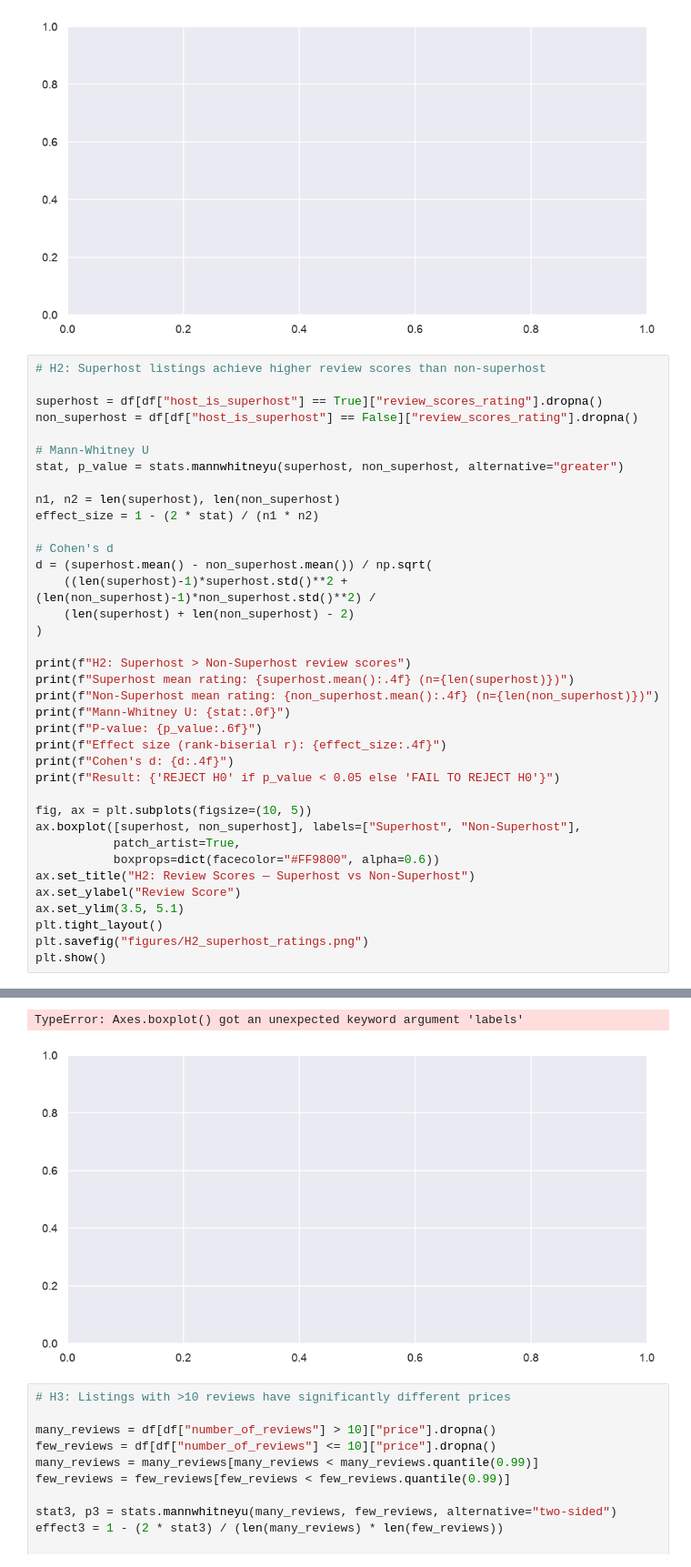
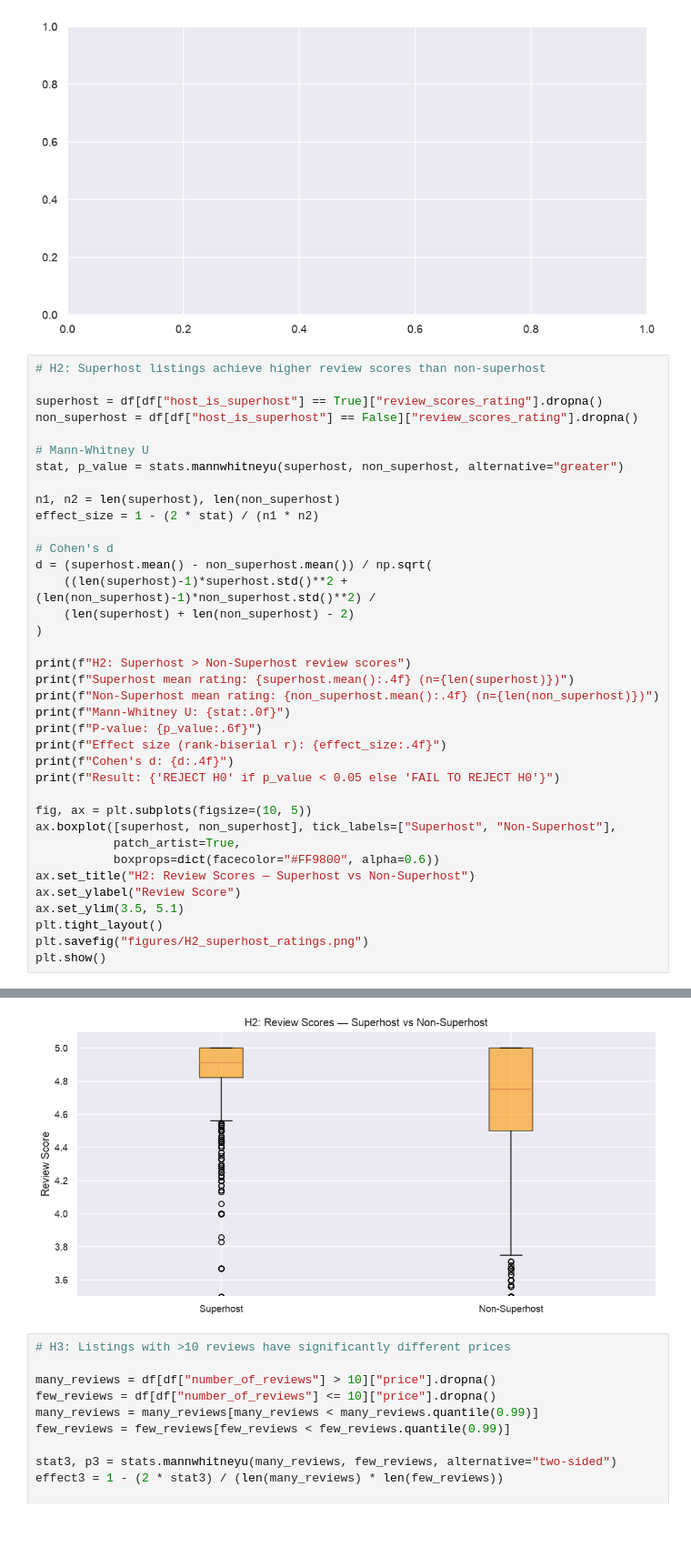
Before and after one commit to primemarasinghe/airbnb-market-intelligence, a Jupyter notebook: notebooks/02_hypothesis_testing.ipynb, the cells around one changed output, grey strips where cells are left out. Shown at 91% size. Drawn from its saved outputs; the diff is of its cells as text; blank space fills up the shorter version.

```diff
--- a/notebooks/02_hypothesis_testing.ipynb
+++ b/notebooks/02_hypothesis_testing.ipynb
@@ -98,36 +127,35 @@ d = (superhost.mean() - non_superhost.mean()) / np.sqrt(
     (len(superhost) + len(non_superhost) - 2)
 )
 
 print(f"H2: Superhost > Non-Superhost review scores")
 print(f"Superhost mean rating: {superhost.mean():.4f} (n={len(superhost)})")
 print(f"Non-Superhost mean rating: {non_superhost.mean():.4f} (n={len(non_superhost)})")
 print(f"Mann-Whitney U: {stat:.0f}")
 print(f"P-value: {p_value:.6f}")
 print(f"Effect size (rank-biserial r): {effect_size:.4f}")
 print(f"Cohen's d: {d:.4f}")
 print(f"Result: {'REJECT H0' if p_value < 0.05 else 'FAIL TO REJECT H0'}")
 
 fig, ax = plt.subplots(figsize=(10, 5))
-ax.boxplot([superhost, non_superhost], labels=["Superhost", "Non-Superhost"],
+ax.boxplot([superhost, non_superhost], tick_labels=["Superhost", "Non-Superhost"],
            patch_artist=True,
            boxprops=dict(facecolor="#FF9800", alpha=0.6))
 ax.set_title("H2: Review Scores — Superhost vs Non-Superhost")
 ax.set_ylabel("Review Score")
 ax.set_ylim(3.5, 5.1)
 plt.tight_layout()
 plt.savefig("figures/H2_superhost_ratings.png")
 plt.show()
 # %% [output]
 H2: Superhost > Non-Superhost review scores
 Superhost mean rating: 4.8578 (n=6929)
 Non-Superhost mean rating: 4.5745 (n=10540)
 Mann-Whitney U: 48423545
 P-value: 0.000000
 Effect size (rank-biserial r): -0.3261
 Cohen's d: 0.5364
 Result: REJECT H0
-TypeError: Axes.boxplot() got an unexpected keyword argument 'labels'
-[figure, old version]
+[figure, new version]
 # %%
 # H3: Listings with >10 reviews have significantly different prices
 
```
Also changed, not shown: parts of 7 cells of this notebook, 7 other files.
